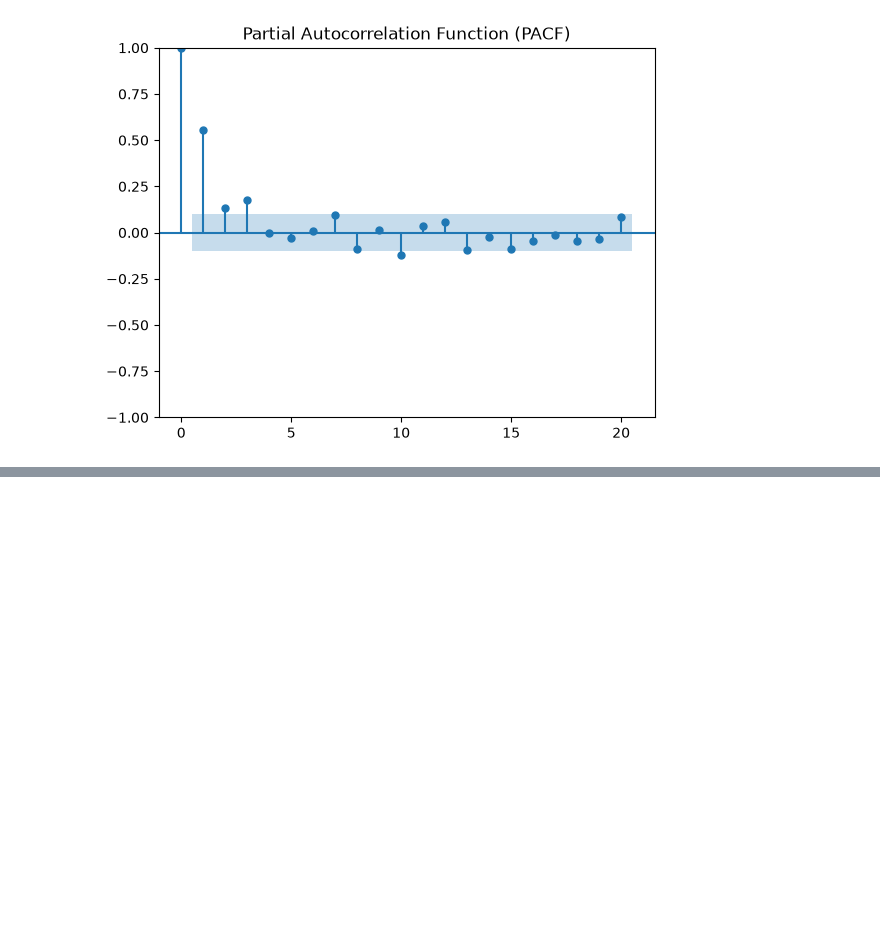
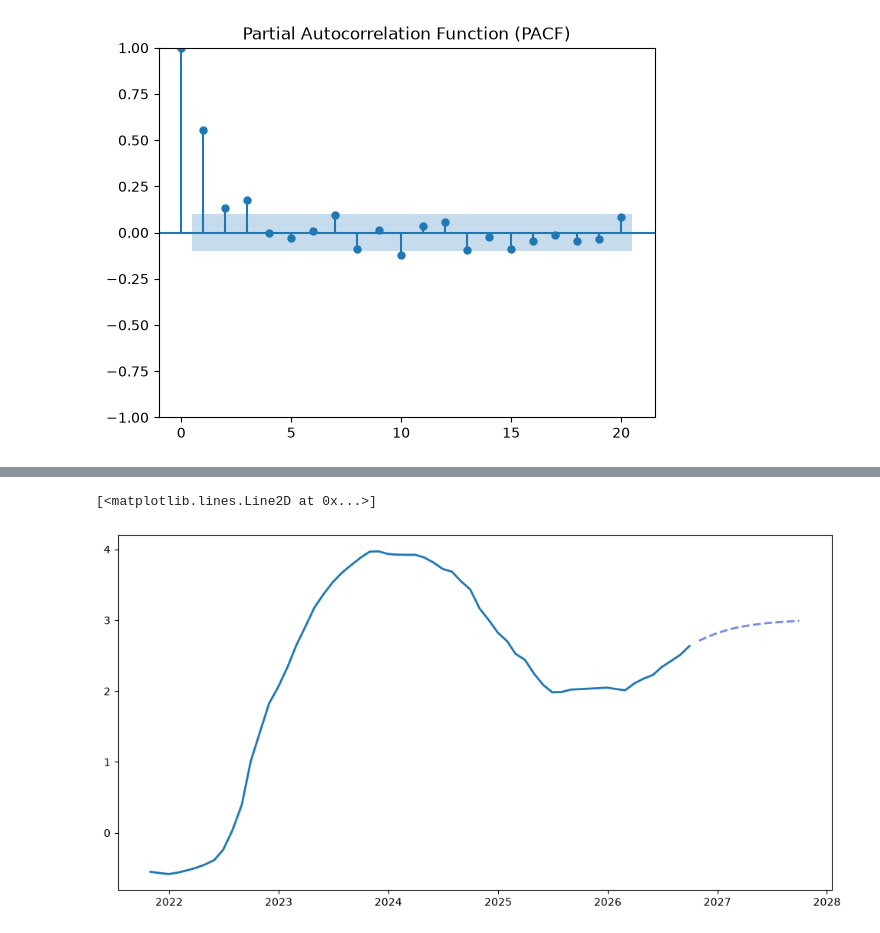
Before and after one commit to Mirrbe/Time-Series-Econometrics, a Jupyter notebook: arima_garch.ipynb, the cells around one changed output, grey strips where cells are left out. Saved outputs shown, nothing was run; the diff lists cells and outputs as text; code cells hidden in the pictures; blank space fills up the shorter version.

```diff
--- a/arima_garch.ipynb
+++ b/arima_garch.ipynb
@@ -101,11 +143,11 @@ sigma2         0.0164      0.000     41.887      0.000       0.016       0.017
 # %%
-# No major issues arise from diagnostics, early data displays varying residuals. Histogram displays leptokurtosis and QQ-plot deviates slightly at tail ends
-# both of these features are common for financial time series data.
-#
-# Proceeding to ARIMA forecast 12 months ahead with 95% confidence intervals.
-forecast_horizon = 12
-arima_forecast, arima_conf_int = auto_arima_model.predict(n_periods=forecast_horizon, return_conf_int=True)
+# ARIMA(3,1,0) forecasts well out-of-sample until the beginning Iran War in February of 2026. The closure of Suez of Hormuz forced the ECB to raise interest rates to stabilise
+# the inflation caused by high energy prices.
+
+# Proceeding to forecast 3-month Euribor 12 months ahead.
+forecast_horizon_2 = 12
+arima_forecast, arima_conf_int = auto_arima_model.predict(n_periods=forecast_horizon_2, return_conf_int=True)
 
 # future date index for plotting
 last_date = df.index[-1]
-future_dates = pd.date_range(start=last_date, periods=forecast_horizon + 1, freq='MS')[1:]
+future_dates = pd.date_range(start=last_date, periods=forecast_horizon_2 + 1, freq='MS')[1:]
@@ -121 +154,12 @@ ax.plot(future_dates, arima_forecast, label='ARIMA(3,1,0) Point Forecast', color
+# %%
+
+
+fig, ax = plt.subplots(figsize=(12, 6))
+
+recent_df = df.tail(60)
+ax.plot(recent_df.index, recent_df['euribor'], label='Historical Euribor Rate (12 months)', color='#1f77b4', lw=2)
+ax.plot(future_dates, arima_forecast, label='ARIMA(3,1,0) Point Forecast', color="#778be3", linestyle='--', lw=2)
+# %% [output]
+[<matplotlib.lines.Line2D at 0x...>]
+[figure, added]
 # %%
```
Also changed, not shown: parts of 7 cells of this notebook.
